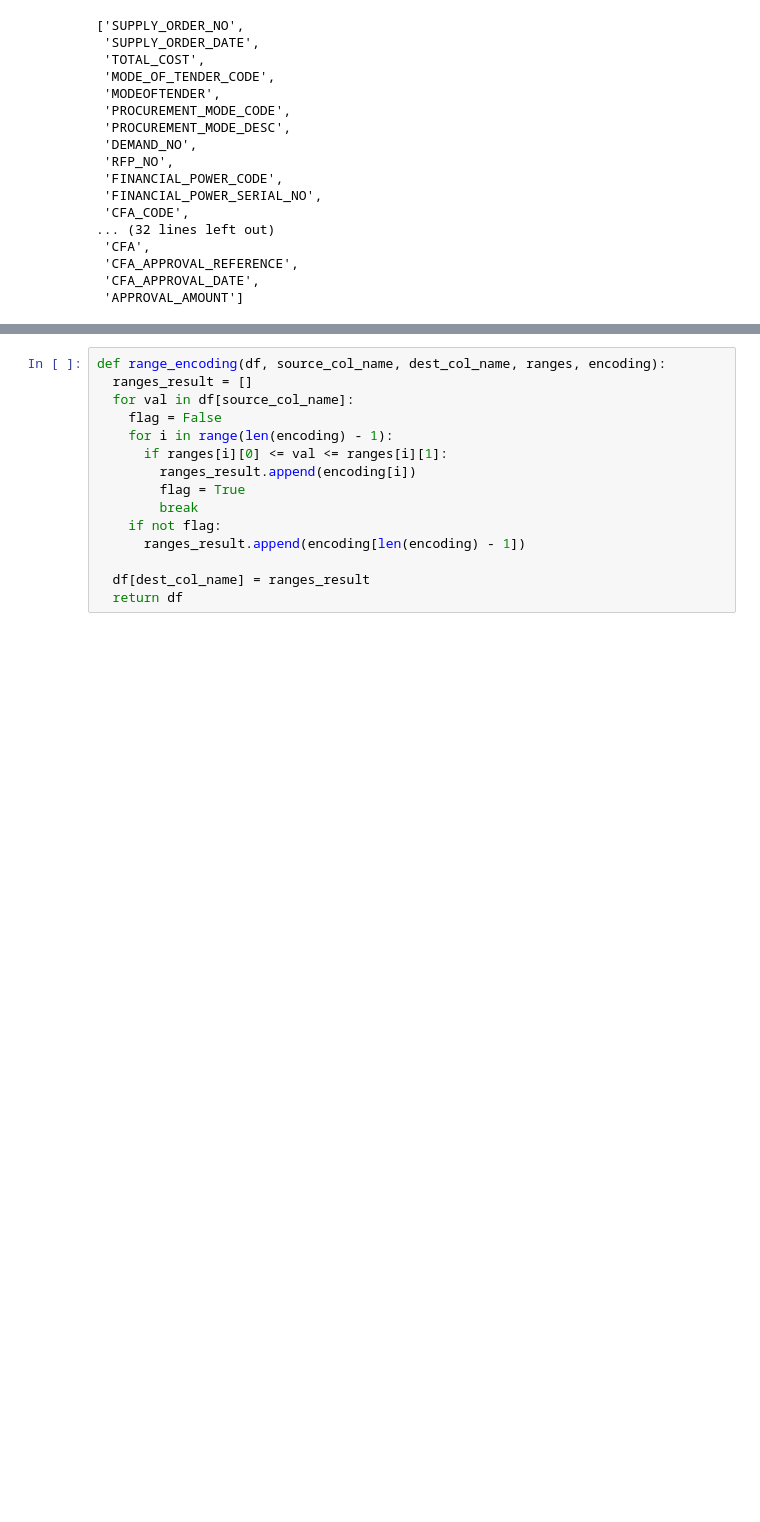
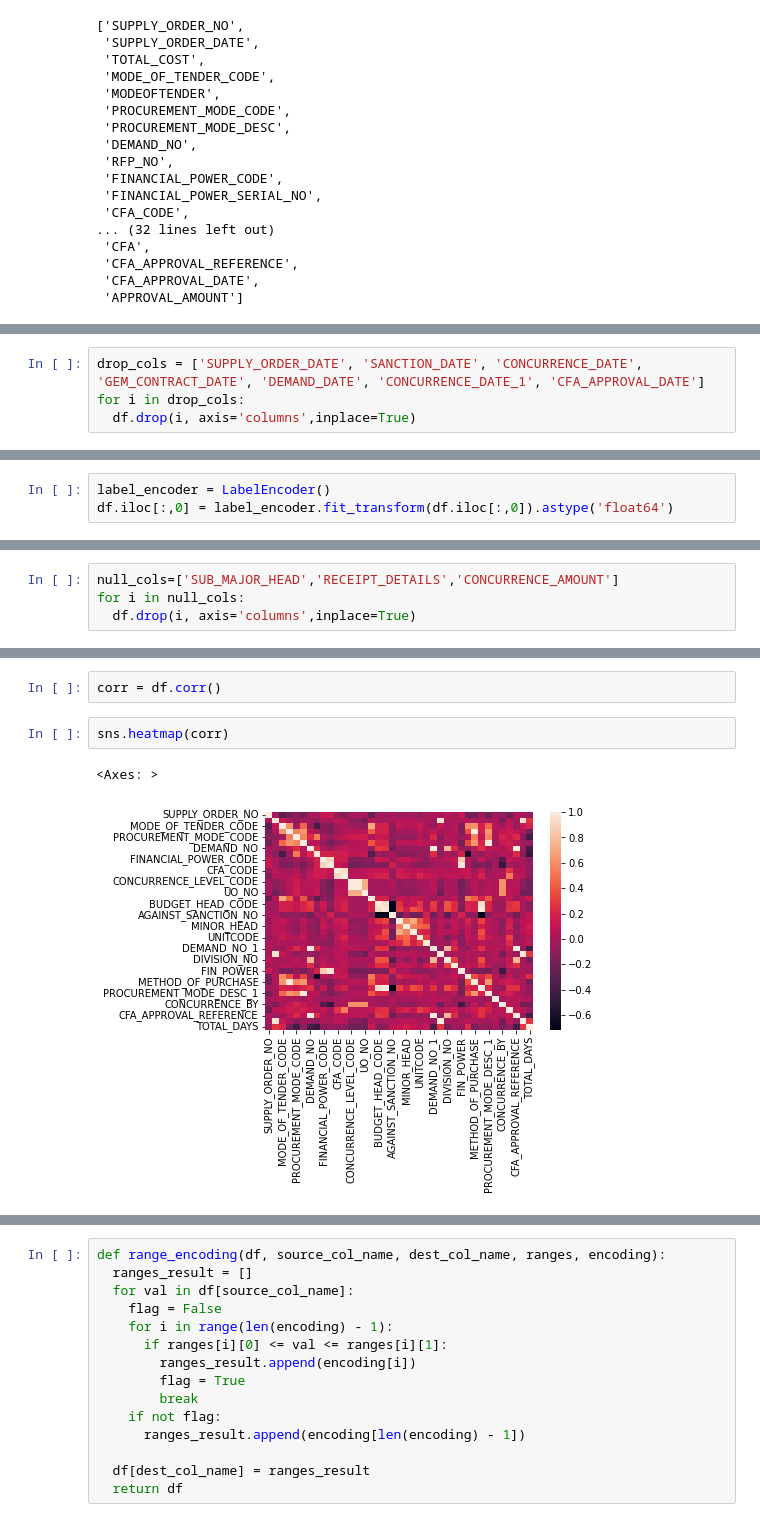
Before and after one commit to koushal2001/Procurement_Timeframe, a Jupyter notebook: BE_Project.ipynb, the cells around one changed output, grey strips where cells are left out. Drawn from its saved outputs; the diff is of its cells as text; blank space fills up the shorter version.

```diff
--- a/BE_Project.ipynb
+++ b/BE_Project.ipynb
@@ -65,0 +68,4 @@ cols
+# %%
+drop_cols = ['SUPPLY_ORDER_DATE', 'SANCTION_DATE', 'CONCURRENCE_DATE', 'GEM_CONTRACT_DATE', 'DEMAND_DATE', 'CONCURRENCE_DATE_1', 'CFA_APPROVAL_DATE']
+for i in drop_cols:
+  df.drop(i, axis='columns',inplace=True)
@@ -65,0 +91,3 @@ cols
+# %%
+label_encoder = LabelEncoder()
+df.iloc[:,0] = label_encoder.fit_transform(df.iloc[:,0]).astype('float64')
@@ -92 +232,5 @@ df['TOTAL_DAYS'] = (df['SUPPLY_ORDER_DATE'] - df['DEMAND_DATE']).dt.days
+# %%
+null_cols=['SUB_MAJOR_HEAD','RECEIPT_DETAILS','CONCURRENCE_AMOUNT']
+for i in null_cols:
+  df.drop(i, axis='columns',inplace=True)
 # %%
@@ -106,0 +260,7 @@ Name: TOTAL_DAYS, Length: 4152, dtype: int64
+# %%
+corr = df.corr()
+# %%
+sns.heatmap(corr)
+# %% [output]
+<Axes: >
+[figure, added]
```
Also changed, not shown: parts of 85 cells of this notebook.
